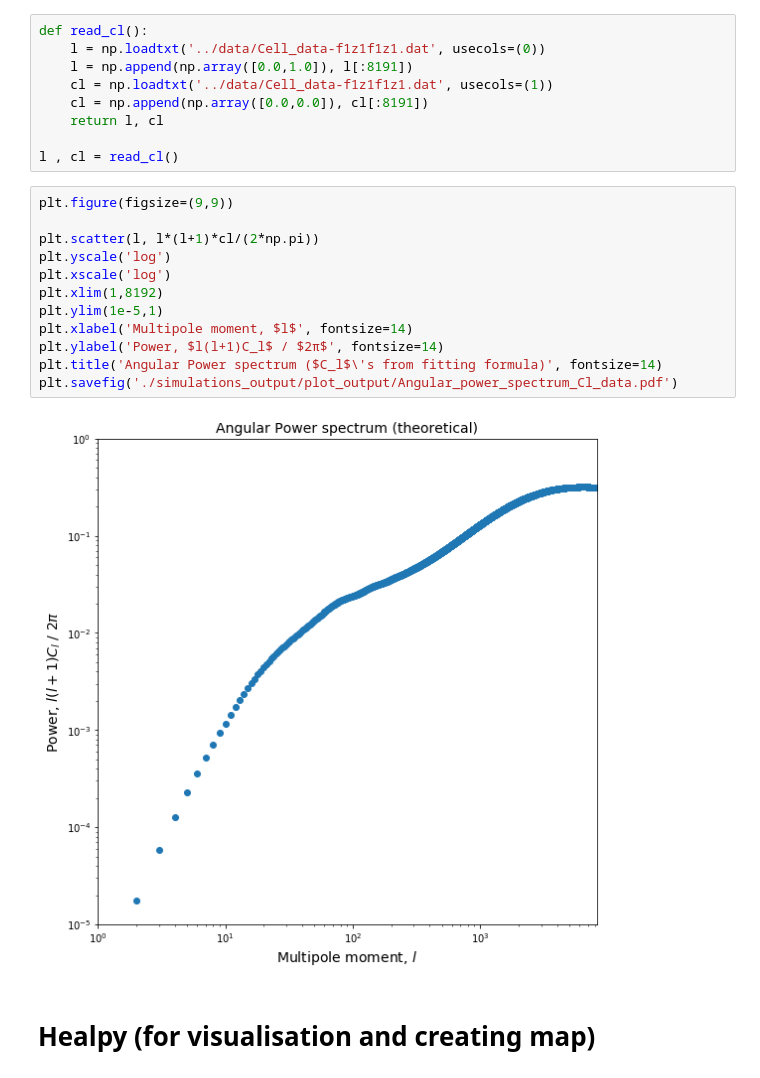
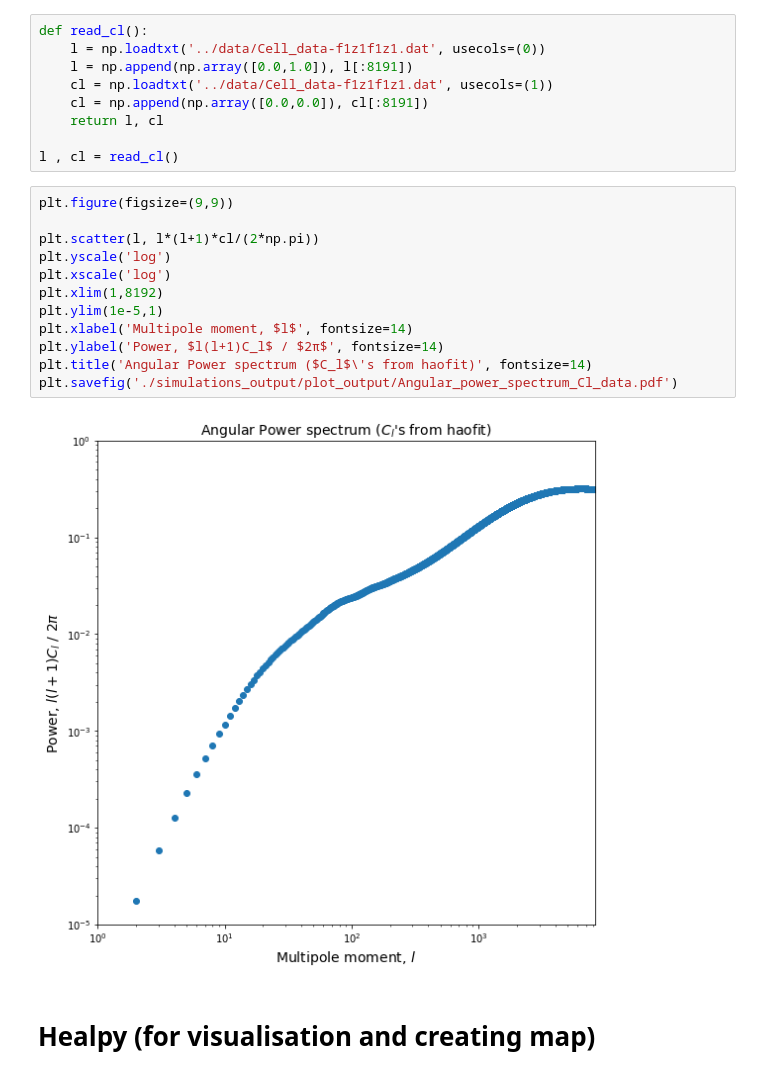
Before and after one commit to anikhalder/Integrated_Bispectrum, a Jupyter notebook: power_spectrum_gaussian/power_spectrum_gaussian_different_patches.ipynb, the cells around one changed output. Saved outputs shown, nothing was run; the diff lists cells and outputs as text.

```diff
--- a/power_spectrum_gaussian/power_spectrum_gaussian_different_patches.ipynb
+++ b/power_spectrum_gaussian/power_spectrum_gaussian_different_patches.ipynb
@@ -25,17 +32,17 @@ l , cl = read_cl()
 # %%
 plt.figure(figsize=(9,9))
 
 plt.scatter(l, l*(l+1)*cl/(2*np.pi))
 plt.yscale('log')
 plt.xscale('log')
 plt.xlim(1,8192)
 plt.ylim(1e-5,1)
 plt.xlabel('Multipole moment, $l$', fontsize=14)
 plt.ylabel('Power, $l(l+1)C_l$ / $2π$', fontsize=14)
-plt.title('Angular Power spectrum ($C_l$\'s from fitting formula)', fontsize=14)
+plt.title('Angular Power spectrum ($C_l$\'s from haofit)', fontsize=14)
 plt.savefig('./simulations_output/plot_output/Angular_power_spectrum_Cl_data.pdf')
 # %% [output]
-[figure, old version]
+[figure, new version]
 # %% [markdown]
 # Healpy (for visualisation and creating map)
 # %%
```
Also changed, not shown: parts of 10 cells of this notebook, 52 other files.
